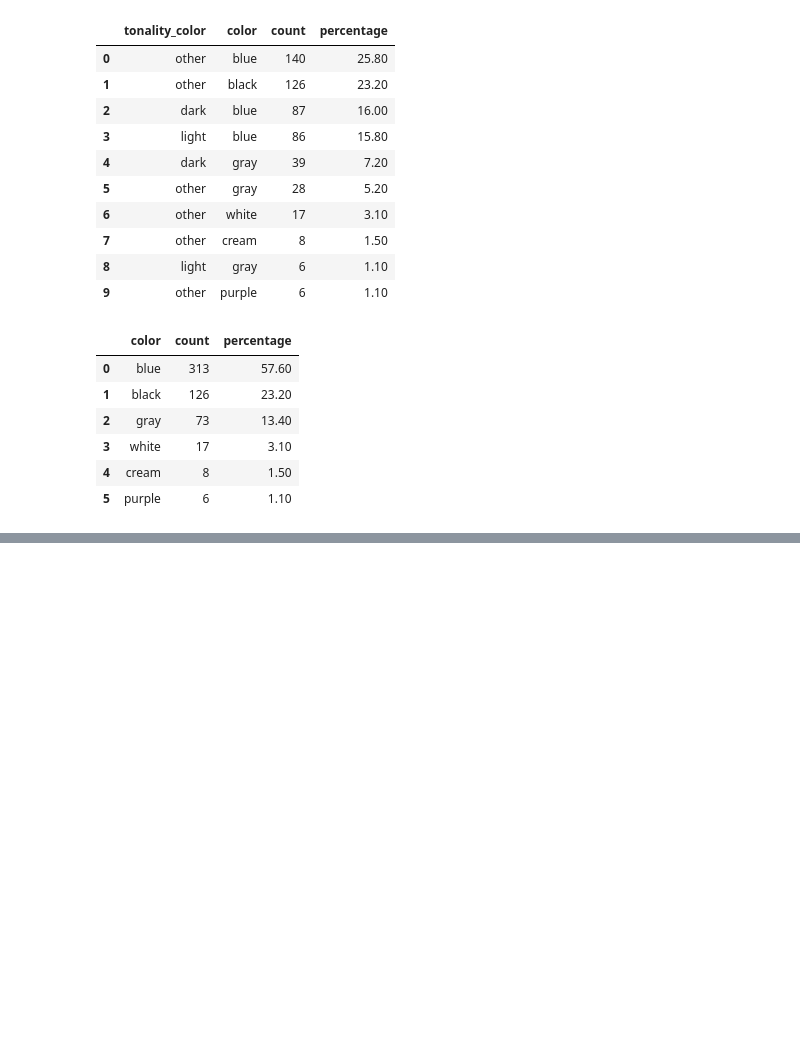
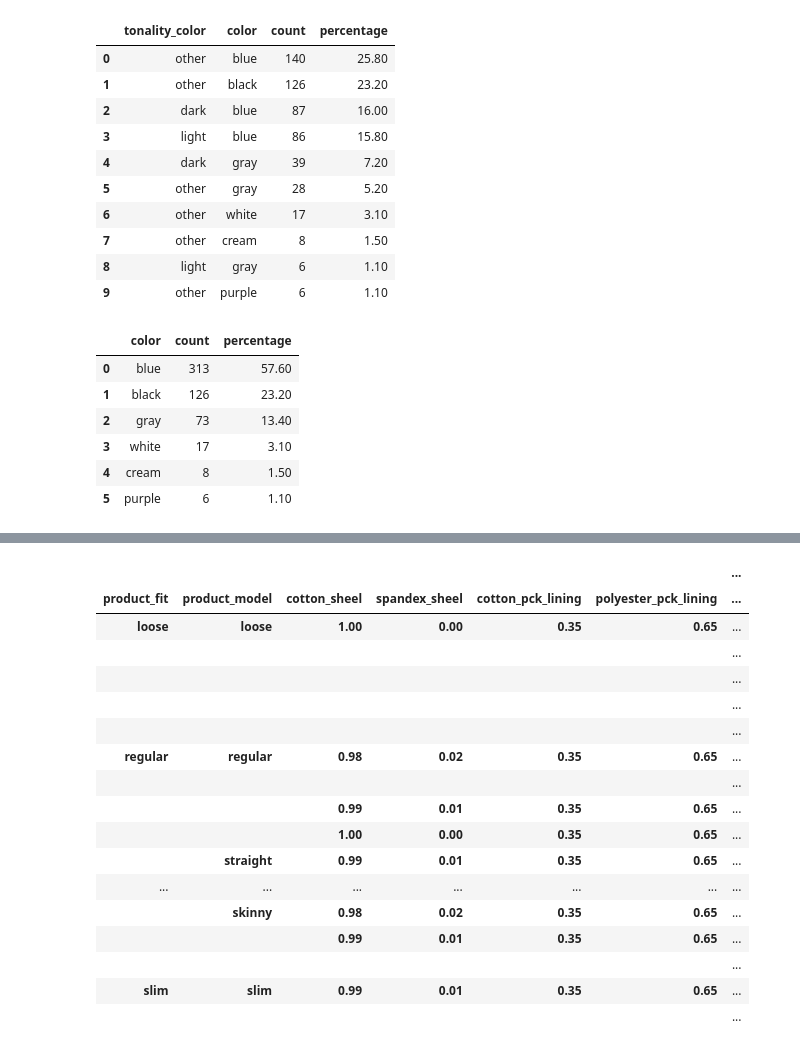
Before and after one commit to luanjesus/star_jeans_webscraping, a Jupyter notebook: eda.ipynb, the cells around one changed output, grey strips where cells are left out. Saved outputs shown, nothing was run; the diff lists cells and outputs as text; code cells hidden in the pictures; blank space fills up the shorter version.

```diff
--- a/eda.ipynb
+++ b/eda.ipynb
@@ -922,0 +932,12 @@ total_by_color
+# %%
+best_products = df5[(df5['material'] == 'denim') & (df5['style'] == 'normal') & (df5['cotton_sheel'] >= 0.98)
+                     & (df5['spandex_sheel'] <= 0.2) & (df5['cotton_pck_lining'] >= 0.35) & (df5['cotton_pck_lining'] <= 0.65)
+                     & ( ( df5['tonality_color'] == 'other' ) & ( df5['color'] == 'blue' ) |
+                         ( df5['tonality_color'] == 'other' ) & ( df5['color'] == 'black' ) |
+                         ( df5['tonality_color'] == 'dark' )  & ( df5['color'] == 'blue' ) |
+                         ( df5['tonality_color'] == 'light' ) & ( df5['color'] == 'blue' ) |
+                         ( df5['tonality_color'] == 'dark' ) &  ( df5['color'] == 'gray' ) |
+                         ( df5['tonality_color'] == 'light' ) & ( df5['color'] == 'gray' ) )
+                     & (df5['product_fit'].isin( ['slim', 'regular', 'loose', 'relaxed', 'skinny'] )) ][
+                         ['material', 'style', 'product_fit', 'product_model', 'cotton_sheel', 'spandex_sheel',
+                          'cotton_pck_lining', 'polyester_pck_lining', 'tonality_color', 'color', 'price_per_pieces']]
@@ -922,0 +948,22 @@ total_by_color
+# %%
+best_products.groupby(['product_fit', 'product_model', 'cotton_sheel', 'spandex_sheel', 'cotton_pck_lining',
+                                       'polyester_pck_lining', 'tonality_color', 'color'])['price_per_pieces'].describe()
+# %% [output]
+|  |  |  |  |  |  | ... |
+| product_fit | product_model | cotton_sheel | spandex_sheel | cotton_pck_lining | polyester_pck_lining | ... |
+| loose | loose | 1.00 | 0.00 | 0.35 | 0.65 | ... |
+|  |  |  |  |  |  | ... |
+|  |  |  |  |  |  | ... |
+|  |  |  |  |  |  | ... |
+|  |  |  |  |  |  | ... |
+| regular | regular | 0.98 | 0.02 | 0.35 | 0.65 | ... |
+|  |  |  |  |  |  | ... |
+|  |  | 0.99 | 0.01 | 0.35 | 0.65 | ... |
+|  |  | 1.00 | 0.00 | 0.35 | 0.65 | ... |
+|  | straight | 0.99 | 0.01 | 0.35 | 0.65 | ... |
+| ... | ... | ... | ... | ... | ... | ... |
+|  | skinny | 0.98 | 0.02 | 0.35 | 0.65 | ... |
+|  |  | 0.99 | 0.01 | 0.35 | 0.65 | ... |
+|  |  |  |  |  |  | ... |
+| slim | slim | 0.99 | 0.01 | 0.35 | 0.65 | ... |
+|  |  |  |  |  |  | ... |
```
Also changed, not shown: parts of 5 cells of this notebook.
